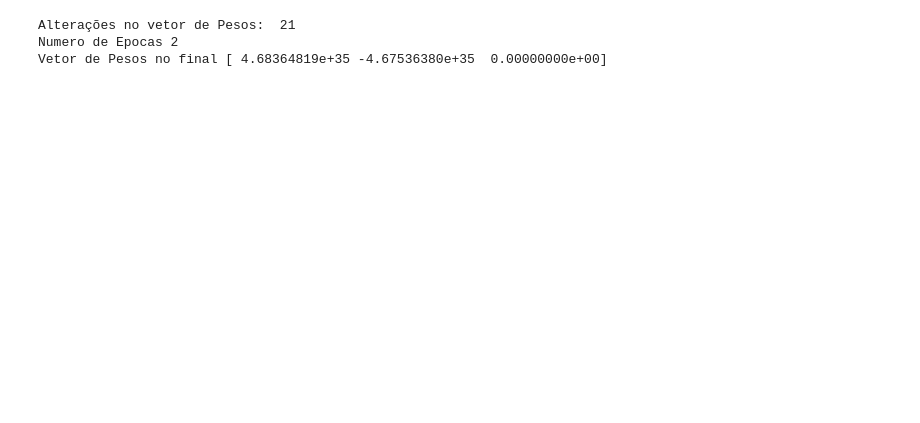
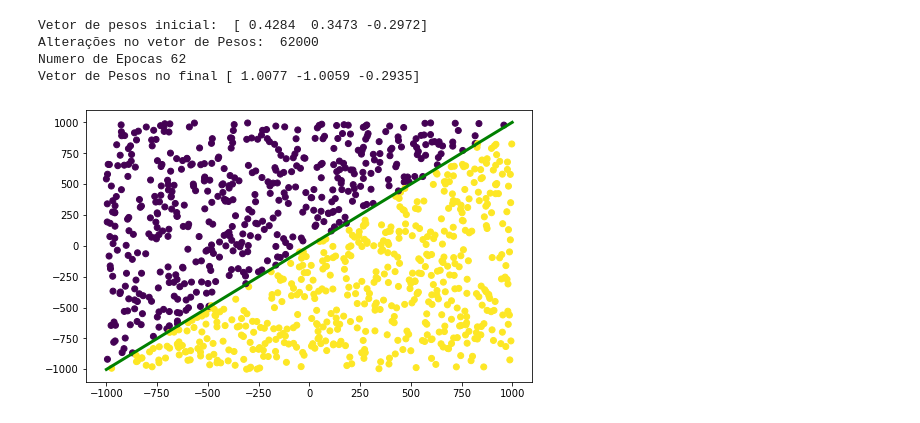
Before and after one commit to LucasLima21/perceptron-redesNeurais2020, a Jupyter notebook: src/secao2_1.ipynb, the cells around one changed output. Drawn from its saved outputs; the diff is of its cells as text; code cells hidden in the pictures; blank space fills up the shorter version.

```diff
--- a/src/secao2_1.ipynb
+++ b/src/secao2_1.ipynb
@@ -6,67 +5,72 @@ import matplotlib.pyplot as pt
 # %%
 class Neuron():
-    def __init__(self, dataArray, weightArray):
-        self.dataArray = dataArray
+    def __init__(self, arrayX, arrayY, weightArray):
+        self.arrayX = arrayX
+        self.arrayY = arrayY
         self.weightArray = weightArray
-        self.leraningRate = 0.1
+        self.learningRate = 0.0001
         self.epoch = 0
         self.fitCountWeight = 0
         self.changedWeight = 1
 
 
     def updateWeightArray(self, expectValue, obtainedValue, index):
-        auxData = (0.1*(expectValue - obtainedValue))*self.dataArray[index]
-        newWeight = np.add(auxData, self.weightArray)
-        newWeight[2] = 0 # como é muito digito em float o ultimo valor 0 acaba assumindo valor infinatamente pequeno
-        # porem diferente de 0, e isso interferia no resultado mesmo q minimamente, pois o terceiro valor do peso é apenas
-        # para realizar operações com numpy
-        self.weightArray = np.copy(newWeight)
+        auxData = (self.learningRate*(expectValue - obtainedValue))*self.arrayX[index]
+        self.weightArray = self.weightArray + auxData
         self.fitCountWeight+=1
-        self.changedWeight = 1
+        if(expectValue != obtainedValue):
+            self.changedWeight = 1
 
 
     def training(self):
         while(self.changedWeight == 1):
             self.changedWeight = 0
-            for i in range(len(self.dataArray)):
-                u = np.inner(self.dataArray[i], self.weightArray)
-                if(u >= 0):
-                    f_u = 1.0
-                    if(f_u != self.dataArray[i][2]):
-                        self.updateWeightArray(self.dataArray[i][2], self.weightArray, i)
-
-                else:
-                    f_u = 0.0
-                    if(f_u != self.dataArray[i][2]):
-                        self.updateWeightArray(self.dataArray[i][2], self.weightArray, i)
-
+            for i in range(len(self.arrayX)):
+                u = np.inner(self.arrayX[i], self.weightArray)
+#                 print(u)
+                self.updateWeightArray(self.arrayY[i][0], 1 if u > 0 else 0, i)
             self.epoch += 1
 
 
 
 
 with open('data/dataAll.txt', 'rb') as file:
     auxFile = file.read()
 
 dataAll = np.frombuffer(auxFile)
 dataAll.resize((int(len(dataAll)/3)), 3)
 
-### gera vetor de pesos aleatoriamente e utilizá=los
-# arrayWeight = np.around(np.random.uniform(-0.5, 0.5, 2), 4)
-# zeros = np.zeros(1)
-# weight = np.append(arrayWeight, zeros)
-
-#valores postos de forma aleatoria, mas convergiu rapidamente pro treinamento em pouquissimas iterações
-weight = np.array([-0.4, 0.5, 0]) # ultimo valor 0 adicionado para que possa fazer operação np inner com outro array de mesmo tamanho
-# o mesmo nao deve afetar no resultado final do produto interno
+arrayX = dataAll[...,0:2] #[[x01,x02], ...]
+arrayY = dataAll[...,2:] #[[yd0], [yd1], ...]
 
 
-n = Neuron(dataAll, weight)
+#adicionando x_0 no x(n)
+arrayX = np.insert(arrayX, 2, 1, axis=1)
+
+
+
+### gera vetor de pesos aleatoriamente e utilizá=los
+weight = np.around(np.random.uniform(-0.5, 0.5, 3), 4) # gera 3, o ultimo é o bias
+
+
+n = Neuron(arrayX, arrayY, weight)
 n.training()
+print("Vetor de pesos inicial: ",weight)
 print("Alterações no vetor de Pesos: ", n.fitCountWeight)
 print("Numero de Epocas", n.epoch)
-print("Vetor de Pesos no final", n.weightArray)
+print("Vetor de Pesos no final", np.around(n.weightArray,4))
+x = [i for i in range(-len(dataAll),len(dataAll))]
+y = [(n.weightArray[0]/n.weightArray[1]) * i * -1  - n.weightArray[2]/n.weightArray[0] for i in x]
+
+
+
+plt.figure(figsize=(8, 5))
+plt.plot(x,y, linewidth=3, c='g')
+plt.scatter(arrayX[:,0], arrayX[:,1], c=arrayY, cmap='viridis')
+plt.show()
 # %% [output]
-Alterações no vetor de Pesos:  21
-Numero de Epocas 2
-Vetor de Pesos no final [ 4.68364819e+35 -4.67536380e+35  0.00000000e+00]
+Vetor de pesos inicial:  [ 0.4284  0.3473 -0.2972]
+Alterações no vetor de Pesos:  62000
+Numero de Epocas 62
+Vetor de Pesos no final [ 1.0077 -1.0059 -0.2935]
+[figure, added]
```
Also changed, not shown: parts of 1 cell of this notebook, 1 other file.
